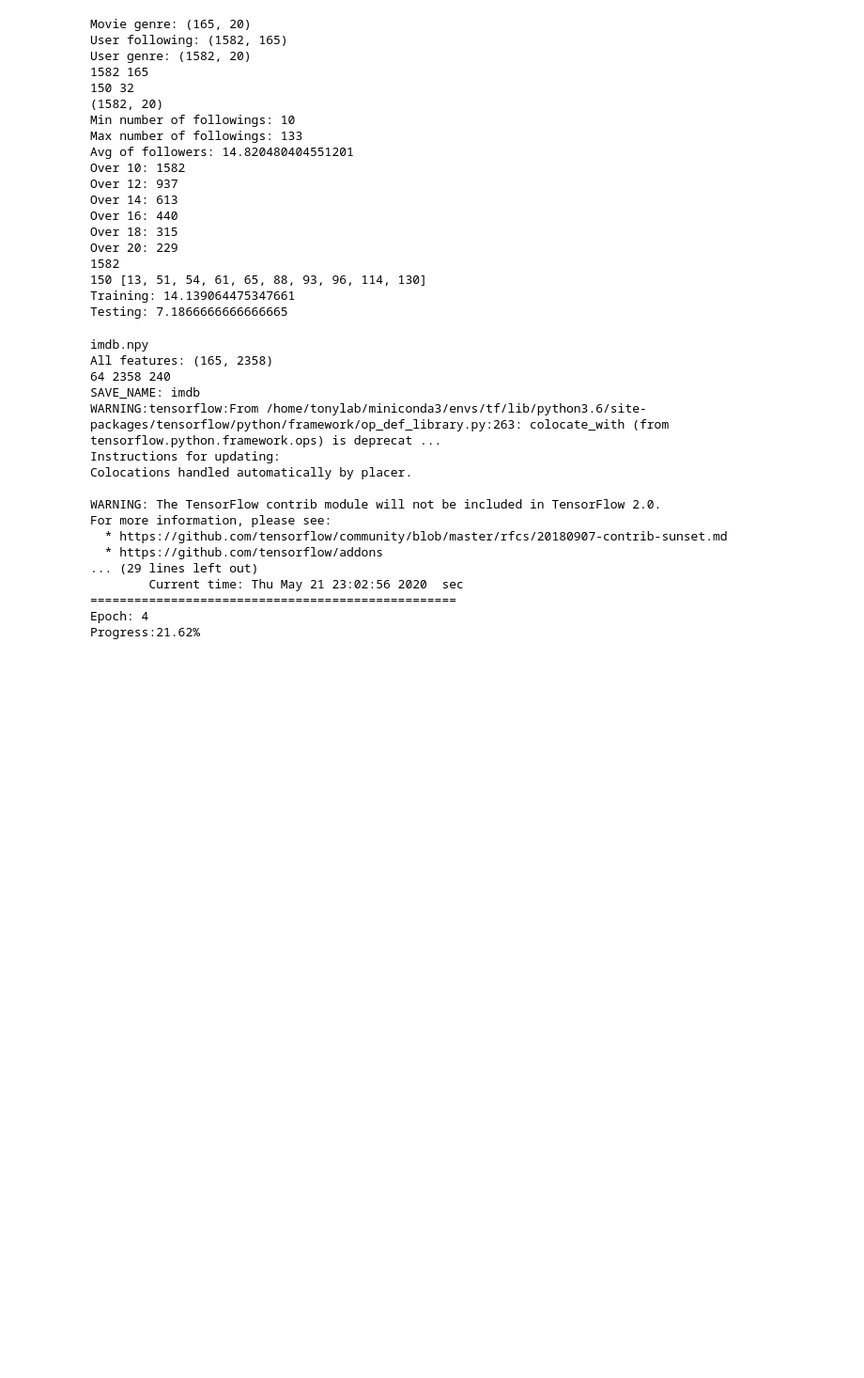
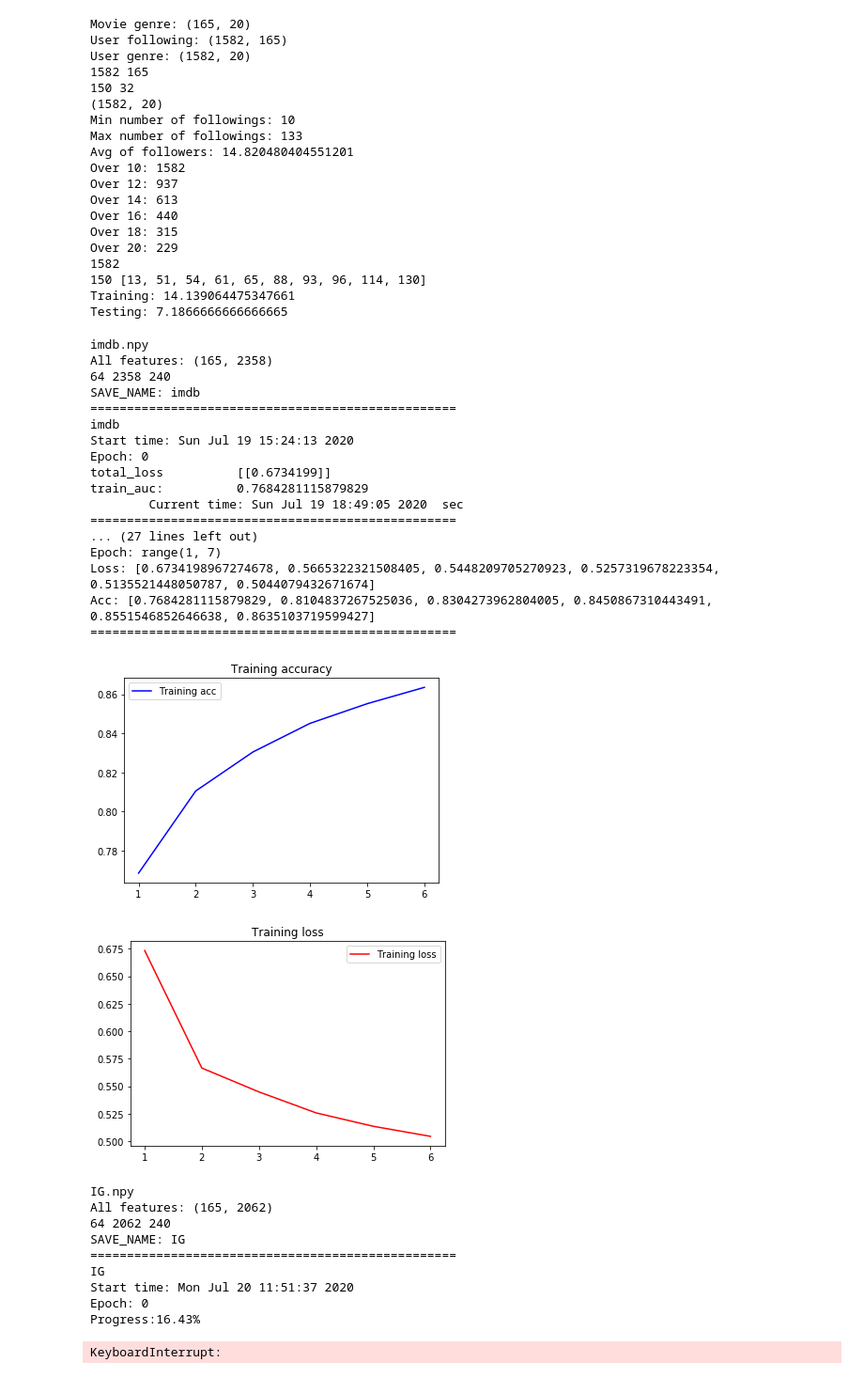
Before and after one commit to arrowill74/GPUbackup, a Jupyter notebook: MRM/MRM-Mask1ft.ipynb, the cells around one changed output. Shown: that part at 94% size. Saved outputs shown, nothing was run; the diff lists cells and outputs as text; code cells hidden in the pictures; blank space fills up the shorter version.

```diff
--- a/MRM/MRM-Mask1ft.ipynb
+++ b/MRM/MRM-Mask1ft.ipynb
@@ -454,10 +455,10 @@ for ft in ft_ls:
                 0.01 * tf.reduce_sum(tf.multiply(wu, wu)),
                 0.01 * tf.reduce_sum(tf.multiply(wy, wy)),
                 0.01 * tf.reduce_sum(tf.multiply(wa, wa)),
-                0.0001 * tf.reduce_sum(tf.multiply(wv,wv)),
+                10 * tf.reduce_sum(tf.multiply(wv,wv)),
 
                 0.001 * tf.reduce_sum(tf.multiply(beta,beta)),
-                0.0005 * tf.reduce_sum(tf.multiply(embedding,embedding))
+                0.01 * tf.reduce_sum(tf.multiply(embedding,embedding))
               ])
 
     loss = l2_norm - tf.log(tf.sigmoid(xuij)) # objective funtion
@@ -466,42 +467,56 @@ for ft in ft_ls:
 
     loss_acc_list = training(SAVE_NAME)
 
     # training history
     epochs = range(1, len(loss_acc_list) + 1)
     print('Epoch:', epochs)
     loss = [ls[0].tolist()[0][0] for ls in loss_acc_list]
     print('Loss:', loss)
     acc = [ls[1] for ls in loss_acc_list]
     print('Acc:', acc)
     print('==================================================')
 
     plt.figure()
     plt.plot(epochs, acc, 'b', label='Training acc')
     plt.title('Training accuracy')
     plt.legend()
     plt.show()
 
     plt.figure()
     plt.plot(epochs, loss, 'r', label='Training loss')
     plt.title('Training loss')
     plt.legend()
     plt.show()
+
+    LN(SAVE_NAME)
 #     print('==================================================')
 # %% [output]
 imdb.npy
 All features: (165, 2358)
 64 2358 240
 SAVE_NAME: imdb
-WARNING:tensorflow:From /home/tonylab/miniconda3/envs/tf/lib/python3.6/site-packages/tensorflow/python/framework/op_def_library.py:263: colocate_with (from tensorflow.python.framework.ops) is deprecat ...
-Instructions for updating:
-Colocations handled automatically by placer.
-
-WARNING: The TensorFlow contrib module will not be included in TensorFlow 2.0.
-For more information, please see:
-  * https://github.com/tensorflow/community/blob/master/rfcs/20180907-contrib-sunset.md
-  * https://github.com/tensorflow/addons
-... (29 lines left out)
-        Current time: Thu May 21 23:02:56 2020  sec
 ==================================================
-Epoch: 4
-Progress:21.62%
+imdb
+Start time: Sun Jul 19 15:24:13 2020
+Epoch: 0
+total_loss          [[0.6734199]]
+train_auc:          0.7684281115879829
+        Current time: Sun Jul 19 18:49:05 2020  sec
+==================================================
+... (27 lines left out)
+Epoch: range(1, 7)
+Loss: [0.6734198967274678, 0.5665322321508405, 0.5448209705270923, 0.5257319678223354, 0.5135521448050787, 0.5044079432671674]
+Acc: [0.7684281115879829, 0.8104837267525036, 0.8304273962804005, 0.8450867310443491, 0.8551546852646638, 0.8635103719599427]
+==================================================
+[figure, added]
+[figure, added]
+IG.npy
+All features: (165, 2062)
+64 2062 240
+SAVE_NAME: IG
+==================================================
+IG
+Start time: Mon Jul 20 11:51:37 2020
+Epoch: 0
+Progress:16.43%
+KeyboardInterrupt:
```
Also changed, not shown: parts of 1 cell of this notebook, 8 other files.
